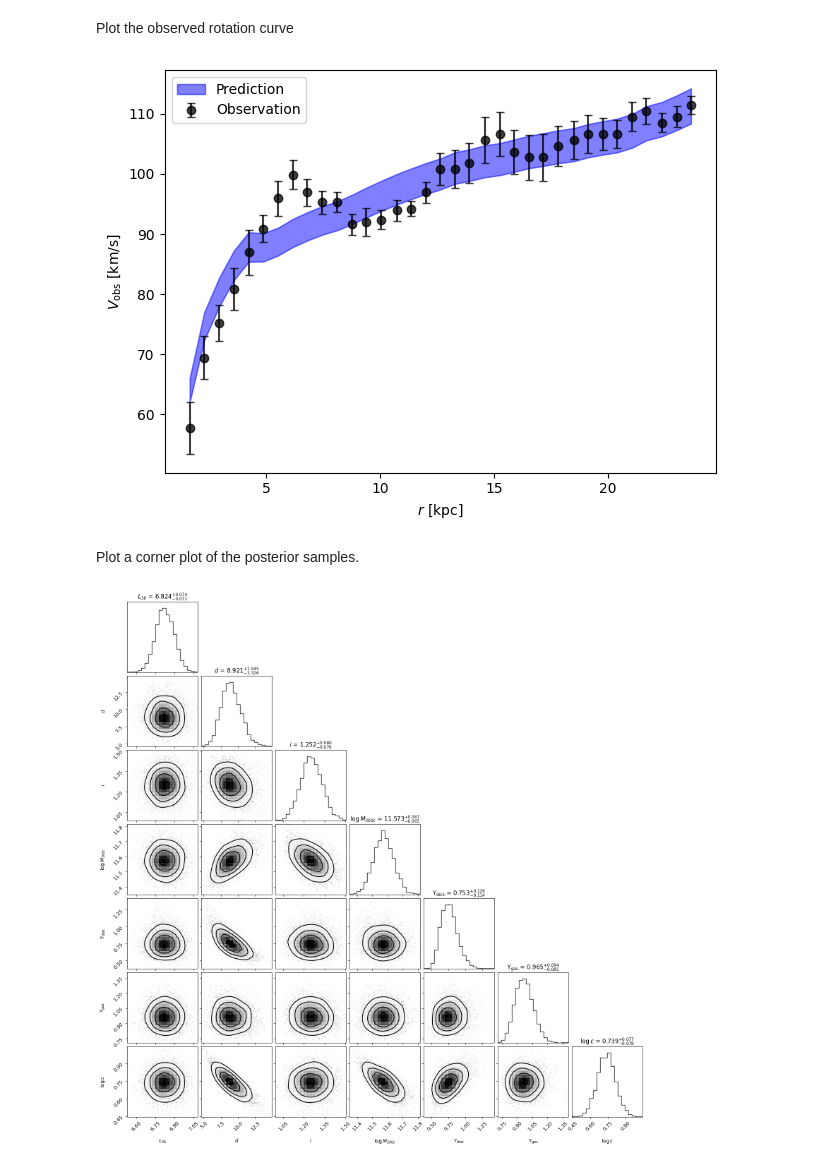
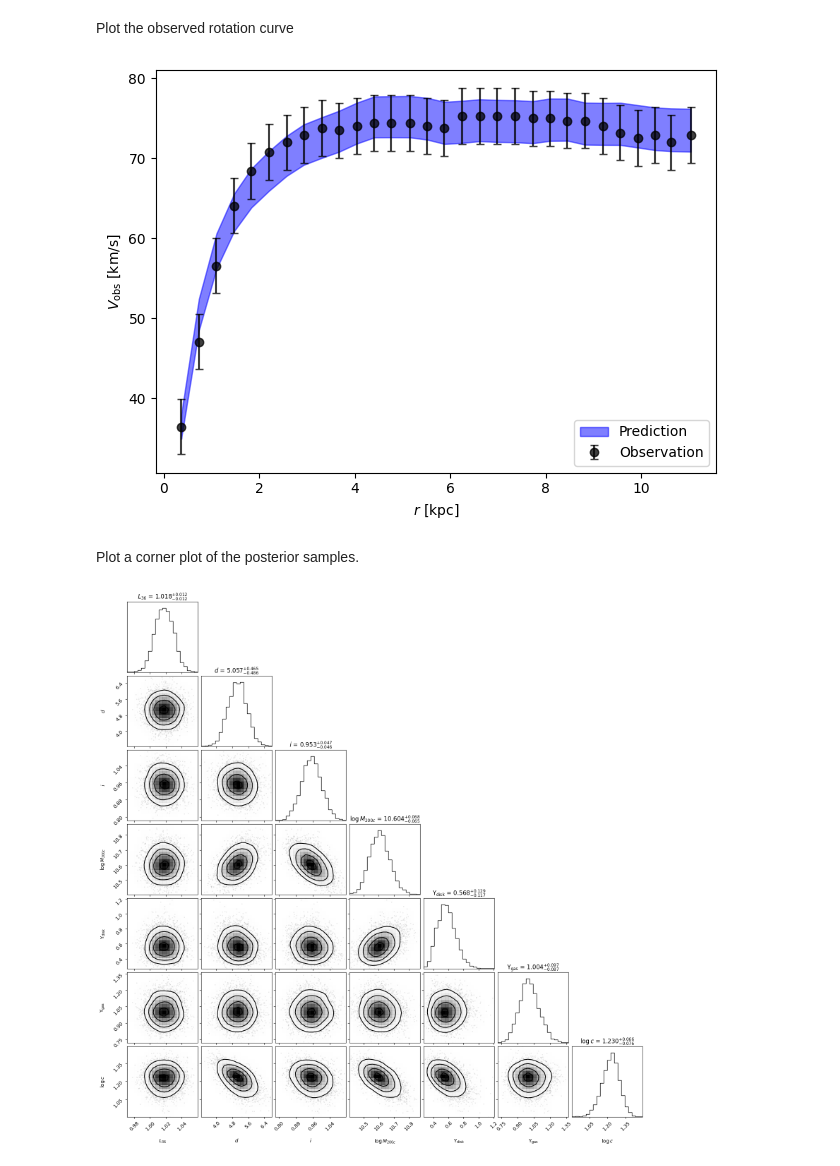
Before and after one commit to Richard-Sti/RCfit, a Jupyter notebook: notebooks/example.ipynb, the cells around one changed output. Saved outputs shown, nothing was run; the diff lists cells and outputs as text; code cells hidden in the pictures.

```diff
--- a/notebooks/example.ipynb
+++ b/notebooks/example.ipynb
@@ -74,13 +52,16 @@ Fit a selected galaxy to model `kind`
 # %%
-galaxy_name = "NGC1003"
+galaxy_name = "UGC08490"
 galaxy_data = SPARC(galaxy_name)
 
 nuts_kernel = NUTS(rcfit.SPARC_independent, init_strategy=init_to_median(num_samples=10000))
-mcmc = MCMC(nuts_kernel, num_warmup=5000, num_samples=5000)
+mcmc = MCMC(nuts_kernel, num_warmup=2500, num_samples=5000)
 mcmc.run(random.PRNGKey(0), galaxy_data=galaxy_data, kind="NFW")
 mcmc.print_summary()
 
 
 samples = mcmc.get_samples()
+log_likelihood = samples.pop("log_likelihood")
+
+print(f"BIC: {rcfit.BIC_from_samples(samples, log_likelihood)}")
 # %% [output]
                     mean       std    median      5.0%     95.0%     n_eff     r_hat
@@ -114,30 +96,30 @@ plt.tight_layout()
 plt.savefig(f"../plots/rotation_curve_{galaxy_name}.png", dpi=450)
 plt.show()
 # %% [output]
-[figure, old version]
+[figure, new version]
 # %% [markdown]
 Plot a corner plot of the posterior samples.
 # %%
 labels = list(samples.keys())
 for p in ("Vpred", "Vobs", "e_Vobs", "r", "alpha", "beta"):
     try:
         labels.remove(p)
     except ValueError:
         pass
 if not galaxy_data["has_bulge"]:
     labels.remove("log_Ups_bulge")
 
 data = np.vstack([samples[label] for label in labels]).T
 
 for key in ["log_Ups_disk", "log_Ups_bulge", "log_Ups_gas"]:
     if key in labels:
         k = labels.index(key)
         data[:, k] = 10**data[:, k]
         labels[k] = key.replace("log_", "")
 
-names = [name2label(label) for label in labels]
+names = [rcfit.name2label(label) for label in labels]
 
 fig = corner(data, labels=names, show_titles=True, title_fmt=".3f", smooth=1)
 fig.show()
 # %% [output]
-[figure, old version]
+[figure, new version]
```
Also changed, not shown: parts of 3 cells of this notebook, 4 other files.
